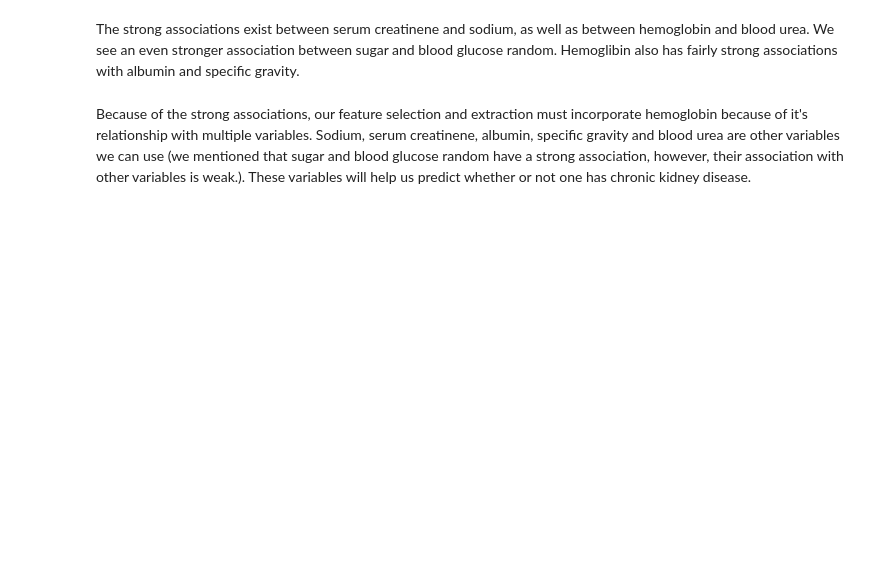
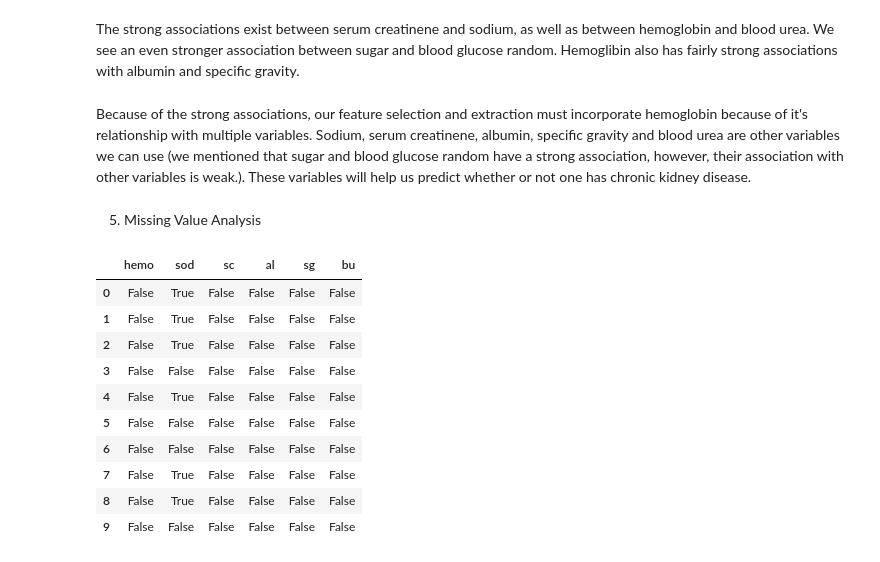
Before and after one commit to rkazim/demo1, a Jupyter notebook: assignment6.ipynb, the cells around one changed output. Saved outputs shown, nothing was run; the diff lists cells and outputs as text; code cells hidden in the pictures; blank space fills up the shorter version.

```diff
--- a/assignment6.ipynb
+++ b/assignment6.ipynb
@@ -119,3 +119,22 @@ df_numcat.corr()
 The strong associations exist between serum creatinene and sodium, as well as between hemoglobin and blood urea. We see an even stronger association between sugar and blood glucose random. Hemoglibin also has fairly strong associations with albumin and specific gravity.
 # %% [markdown]
 Because of the strong associations, our feature selection and extraction must incorporate hemoglobin because of it's relationship with multiple variables. Sodium, serum creatinene, albumin, specific gravity and blood urea are other variables we can use (we mentioned that sugar and blood glucose random have a strong association, however, their association with other variables is weak.). These variables will help us predict whether or not one has chronic kidney disease.
+# %%
+x = df_numcat[['hemo', 'sod', 'sc', 'al', 'sg', 'bu']]
+y = df['classification']
+# %% [markdown]
+5. Missing Value Analysis
+# %%
+x.isnull().head(10)
+# %% [output]
+|  | hemo | sod | sc | al | sg | bu |
+| 0 | False | True | False | False | False | False |
+| 1 | False | True | False | False | False | False |
+| 2 | False | True | False | False | False | False |
+| 3 | False | False | False | False | False | False |
+| 4 | False | True | False | False | False | False |
+| 5 | False | False | False | False | False | False |
+| 6 | False | False | False | False | False | False |
+| 7 | False | True | False | False | False | False |
+| 8 | False | True | False | False | False | False |
+| 9 | False | False | False | False | False | False |
```
Also changed, not shown: parts of 5 cells of this notebook.
